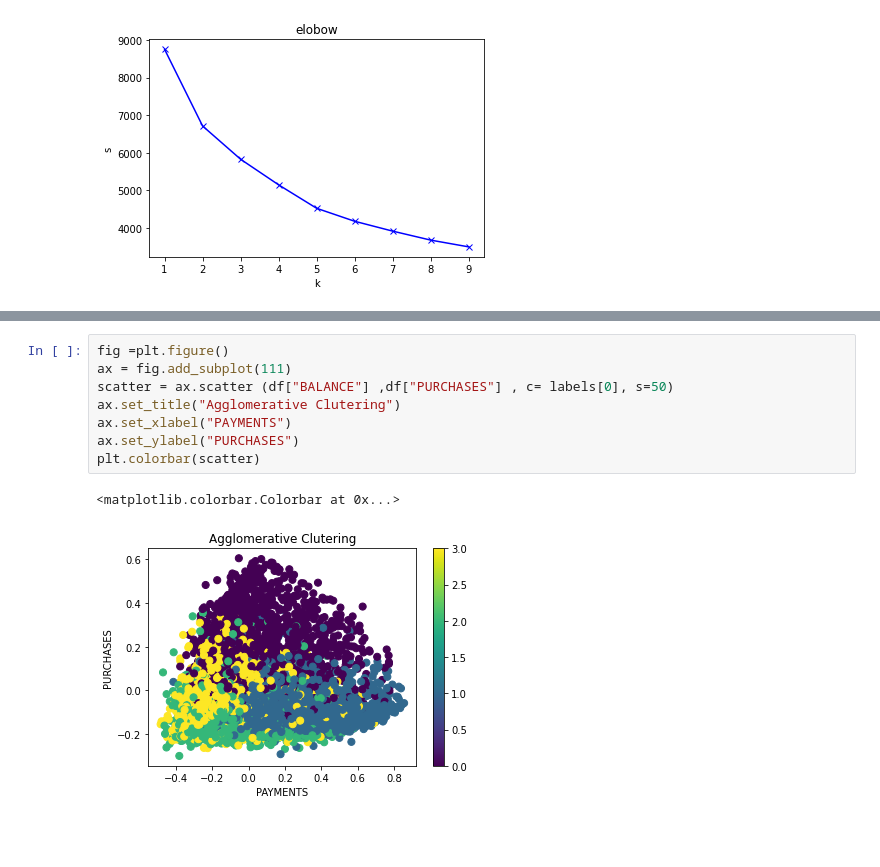
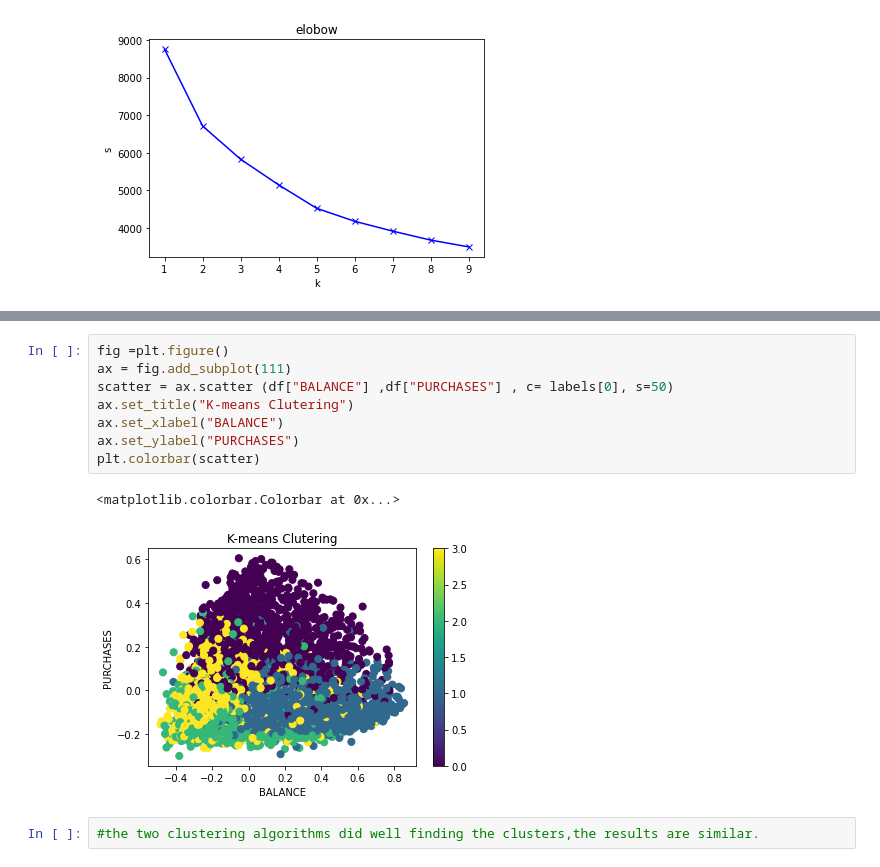
Before and after one commit to MFBS2005/gomycode, a Jupyter notebook: checkpoint8.ipynb, the cells around one changed output, grey strips where cells are left out. Drawn from its saved outputs; the diff is of its cells as text; blank space fills up the shorter version.

```diff
--- a/checkpoint8.ipynb
+++ b/checkpoint8.ipynb
@@ -109,11 +108,13 @@ df
 # %%
 fig =plt.figure()
 ax = fig.add_subplot(111)
 scatter = ax.scatter (df["BALANCE"] ,df["PURCHASES"] , c= labels[0], s=50)
-ax.set_title("Agglomerative Clutering")
-ax.set_xlabel("PAYMENTS")
+ax.set_title("K-means Clutering")
+ax.set_xlabel("BALANCE")
 ax.set_ylabel("PURCHASES")
 plt.colorbar(scatter)
 # %% [output]
 <matplotlib.colorbar.Colorbar at 0x...>
-[figure, old version]
+[figure, new version]
+# %%
+#the two clustering algorithms did well finding the clusters,the results are similar.
```
Also changed, not shown: parts of 4 cells of this notebook.
